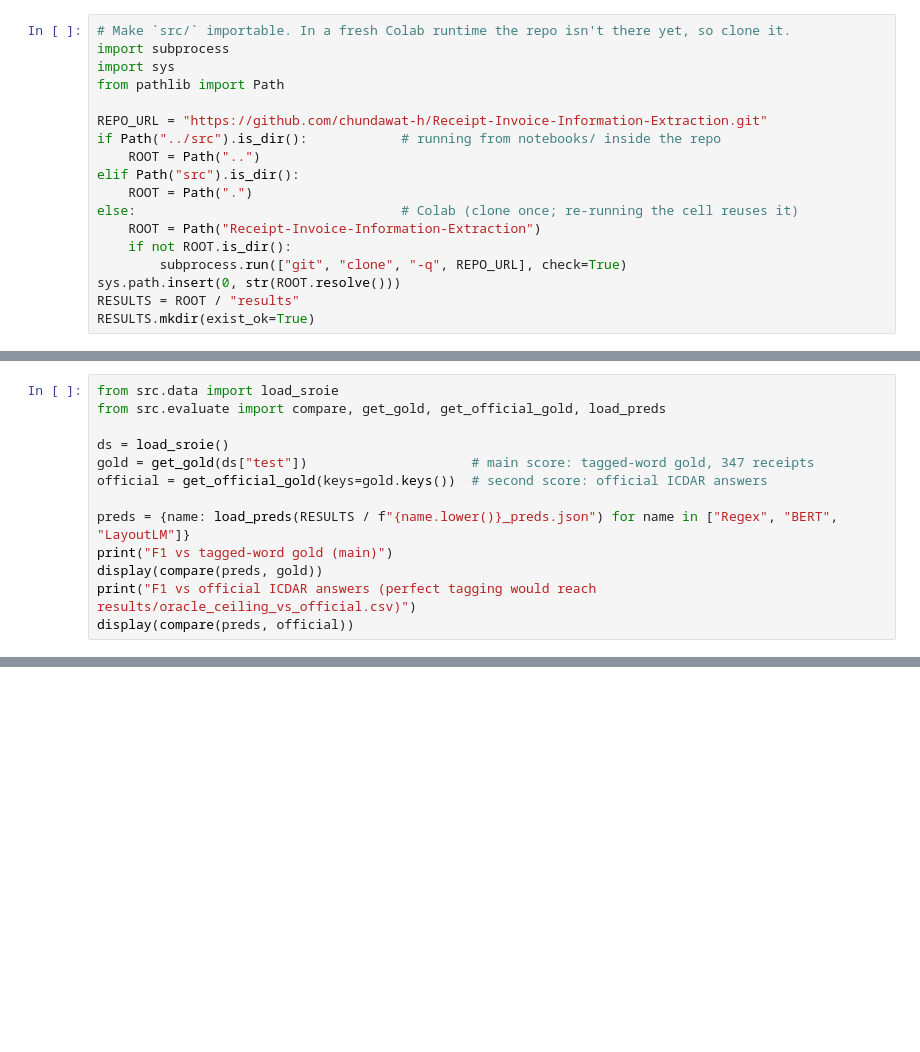
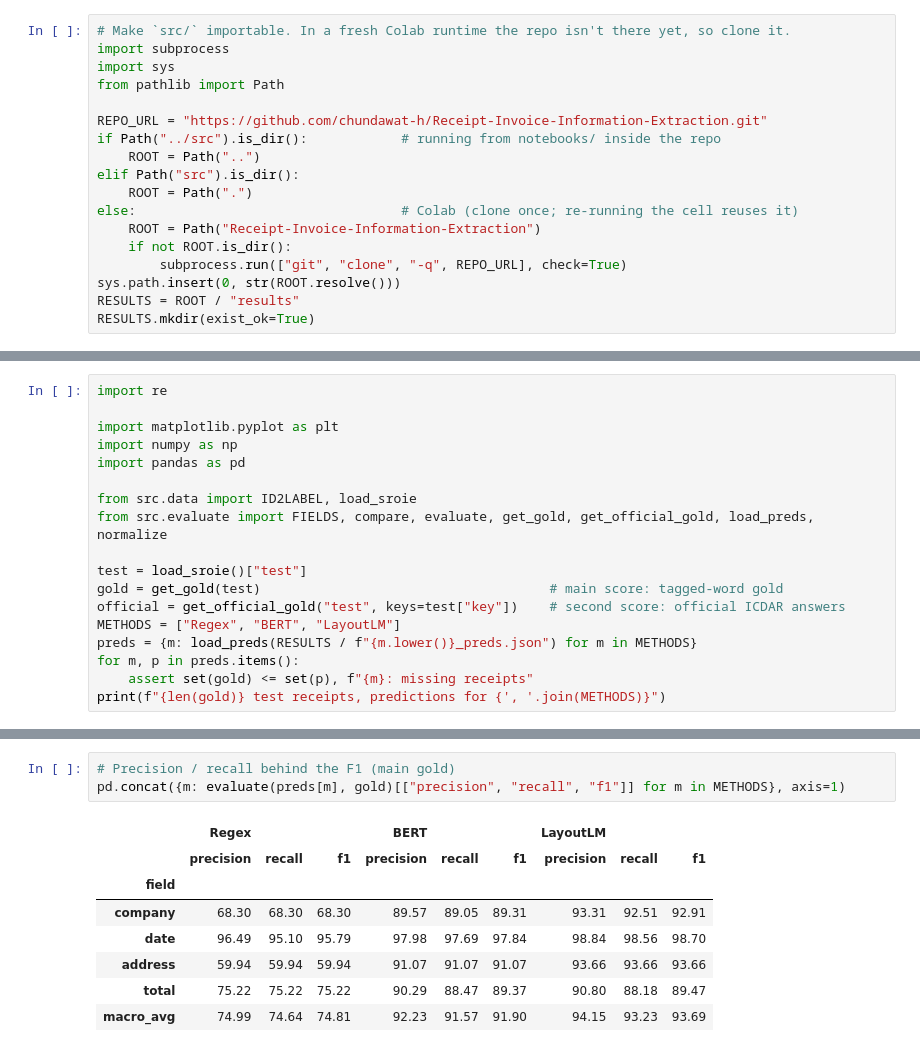
Before and after one commit to chundawat-h/Receipt-Invoice-Information-Extraction, a Jupyter notebook: notebooks/05_results_analysis.ipynb, the cells around one changed output, grey strips where cells are left out. Drawn from its saved outputs; the diff is of its cells as text; blank space fills up the shorter version.

```diff
--- a/notebooks/05_results_analysis.ipynb
+++ b/notebooks/05_results_analysis.ipynb
@@ -25,13 +39,18 @@ RESULTS.mkdir(exist_ok=True)
 # %%
-from src.data import load_sroie
-from src.evaluate import compare, get_gold, get_official_gold, load_preds
+import re
 
-ds = load_sroie()
-gold = get_gold(ds["test"])                     # main score: tagged-word gold, 347 receipts
-official = get_official_gold(keys=gold.keys())  # second score: official ICDAR answers
+import matplotlib.pyplot as plt
+import numpy as np
+import pandas as pd
 
-preds = {name: load_preds(RESULTS / f"{name.lower()}_preds.json") for name in ["Regex", "BERT", "LayoutLM"]}
-print("F1 vs tagged-word gold (main)")
-display(compare(preds, gold))
-print("F1 vs official ICDAR answers (perfect tagging would reach results/oracle_ceiling_vs_official.csv)")
-display(compare(preds, official))
+from src.data import ID2LABEL, load_sroie
+from src.evaluate import FIELDS, compare, evaluate, get_gold, get_official_gold, load_preds, normalize
+
+test = load_sroie()["test"]
+gold = get_gold(test)                                     # main score: tagged-word gold
+official = get_official_gold("test", keys=test["key"])    # second score: official ICDAR answers
+METHODS = ["Regex", "BERT", "LayoutLM"]
+preds = {m: load_preds(RESULTS / f"{m.lower()}_preds.json") for m in METHODS}
+for m, p in preds.items():
+    assert set(gold) <= set(p), f"{m}: missing receipts"
+print(f"{len(gold)} test receipts, predictions for {', '.join(METHODS)}")
@@ -37,0 +94,12 @@ display(compare(preds, official))
+# %%
+# Precision / recall behind the F1 (main gold)
+pd.concat({m: evaluate(preds[m], gold)[["precision", "recall", "f1"]] for m in METHODS}, axis=1)
+# %% [output]
+|  | Regex |  |  | BERT |  |  | LayoutLM |  |  |
+|  | precision | recall | f1 | precision | recall | f1 | precision | recall | f1 |
+| field |  |  |  |  |  |  |  |  |  |
+| company | 68.30 | 68.30 | 68.30 | 89.57 | 89.05 | 89.31 | 93.31 | 92.51 | 92.91 |
+| date | 96.49 | 95.10 | 95.79 | 97.98 | 97.69 | 97.84 | 98.84 | 98.56 | 98.70 |
+| address | 59.94 | 59.94 | 59.94 | 91.07 | 91.07 | 91.07 | 93.66 | 93.66 | 93.66 |
+| total | 75.22 | 75.22 | 75.22 | 90.29 | 88.47 | 89.37 | 90.80 | 88.18 | 89.47 |
+| macro_avg | 74.99 | 74.64 | 74.81 | 92.23 | 91.57 | 91.90 | 94.15 | 93.23 | 93.69 |
```
Also changed, not shown: parts of 21 cells of this notebook, 6 other files.
